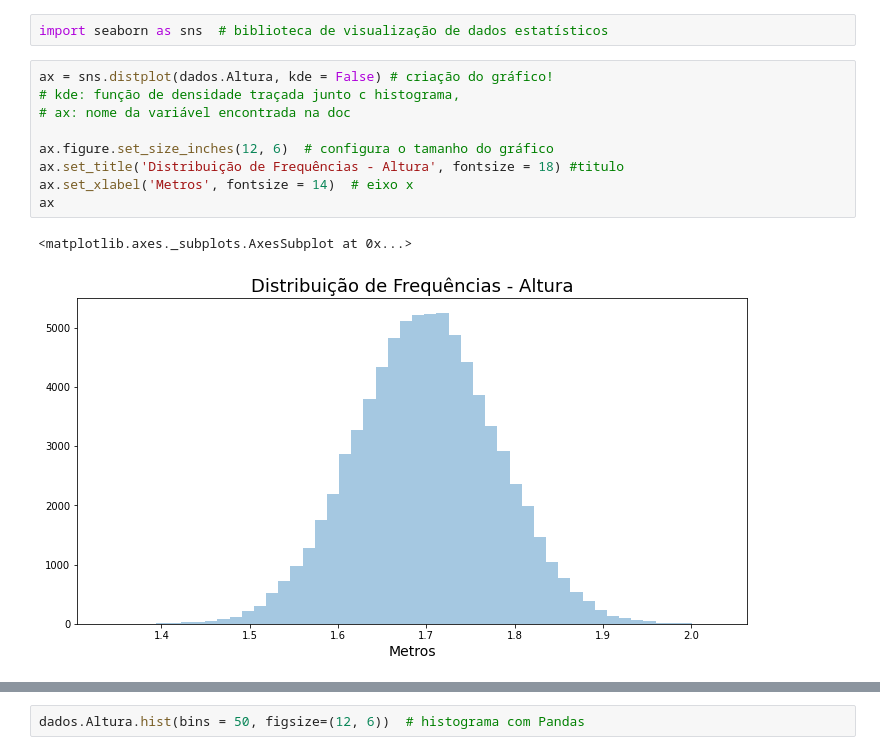
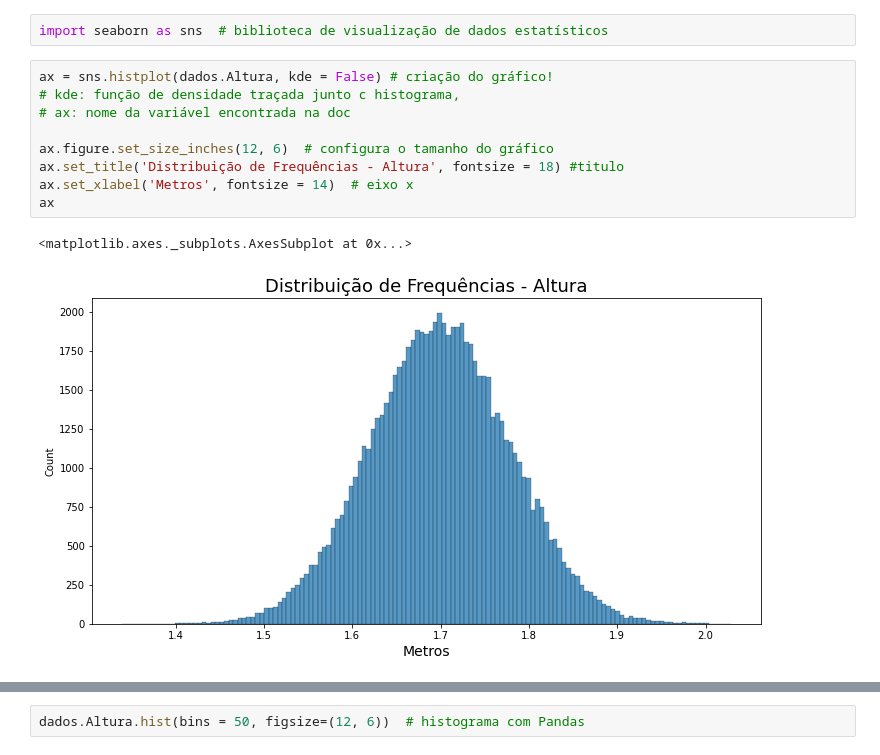
Before and after one commit to caroollimabr/Python_Statistics, a Jupyter notebook: Curso_de_Estatística_Parte_1.ipynb, the cells around one changed output, grey strips where cells are left out. Drawn from its saved outputs; the diff is of its cells as text.

```diff
--- a/Curso_de_Estatística_Parte_1.ipynb
+++ b/Curso_de_Estatística_Parte_1.ipynb
@@ -618,15 +618,15 @@ https://seaborn.pydata.org/
 # %%
 import seaborn as sns  # biblioteca de visualização de dados estatísticos
 # %%
-ax = sns.distplot(dados.Altura, kde = False) # criação do gráfico!
+ax = sns.histplot(dados.Altura, kde = False) # criação do gráfico!
 # kde: função de densidade traçada junto c histograma,
 # ax: nome da variável encontrada na doc
 
 ax.figure.set_size_inches(12, 6)  # configura o tamanho do gráfico
 ax.set_title('Distribuição de Frequências - Altura', fontsize = 18) #titulo
 ax.set_xlabel('Metros', fontsize = 14)  # eixo x
 ax
 # %% [output]
 <matplotlib.axes._subplots.AxesSubplot at 0x...>
-[figure, old version]
+[figure, new version]
 # %%
```
Also changed, not shown: parts of 5 cells of this notebook.
